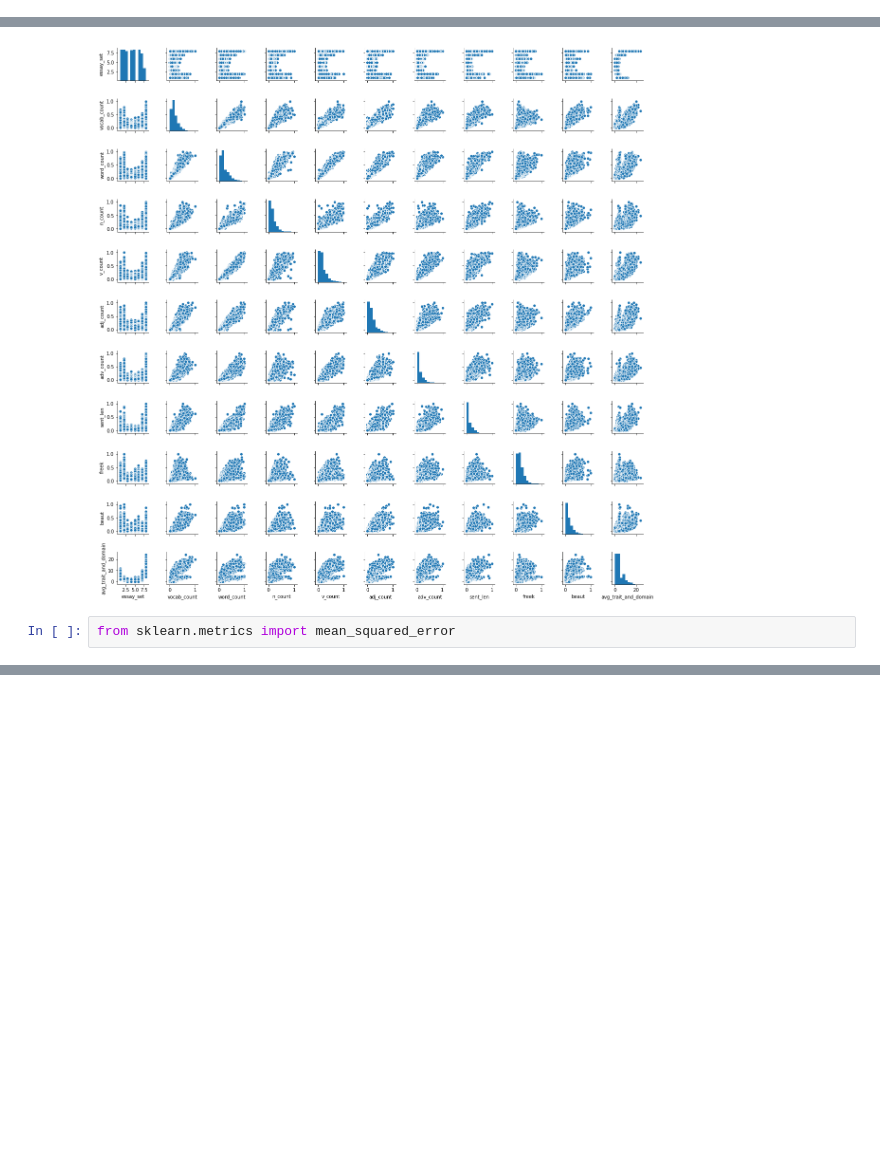
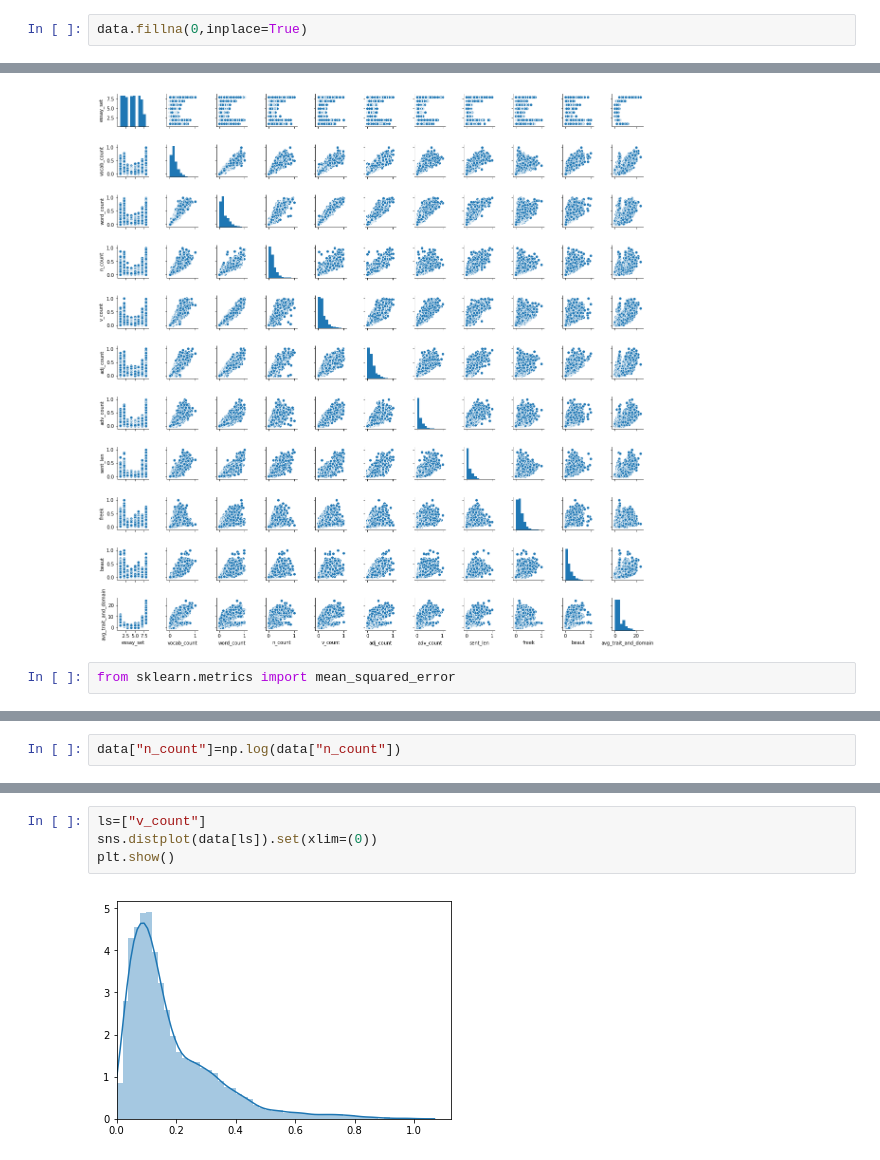
Before and after one commit to piyush-98/Automatic_grading, a Jupyter notebook: code/estimator.ipynb, the cells around one changed output, grey strips where cells are left out. Drawn from its saved outputs; the diff is of its cells as text; blank space fills up the shorter version.

```diff
--- a/code/estimator.ipynb
+++ b/code/estimator.ipynb
@@ -64,5 +69,7 @@ data.head()
 # %%
 label.fillna(0,inplace=True)
+# %%
+data.fillna(0,inplace=True)
 # %%
 from sklearn.ensemble import AdaBoostRegressor
 regr = AdaBoostRegressor(random_state=0, n_estimators=142)
@@ -96,0 +104,2 @@ mean_squared_error(label,pred)
+# %%
+data["n_count"]=np.log(data["n_count"])
@@ -96,0 +121,6 @@ mean_squared_error(label,pred)
+# %%
+ls=["v_count"]
+sns.distplot(data[ls]).set(xlim=(0))
+plt.show()
+# %% [output]
+[figure, added]
```
Also changed, not shown: parts of 3 cells of this notebook, 1 other file.
